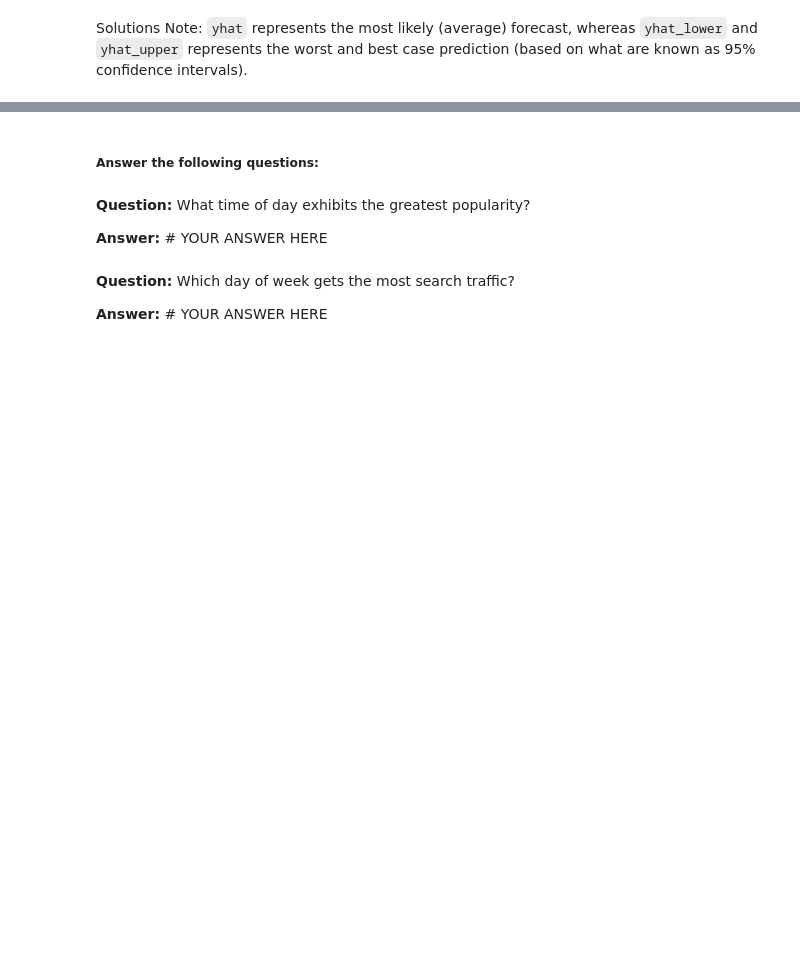
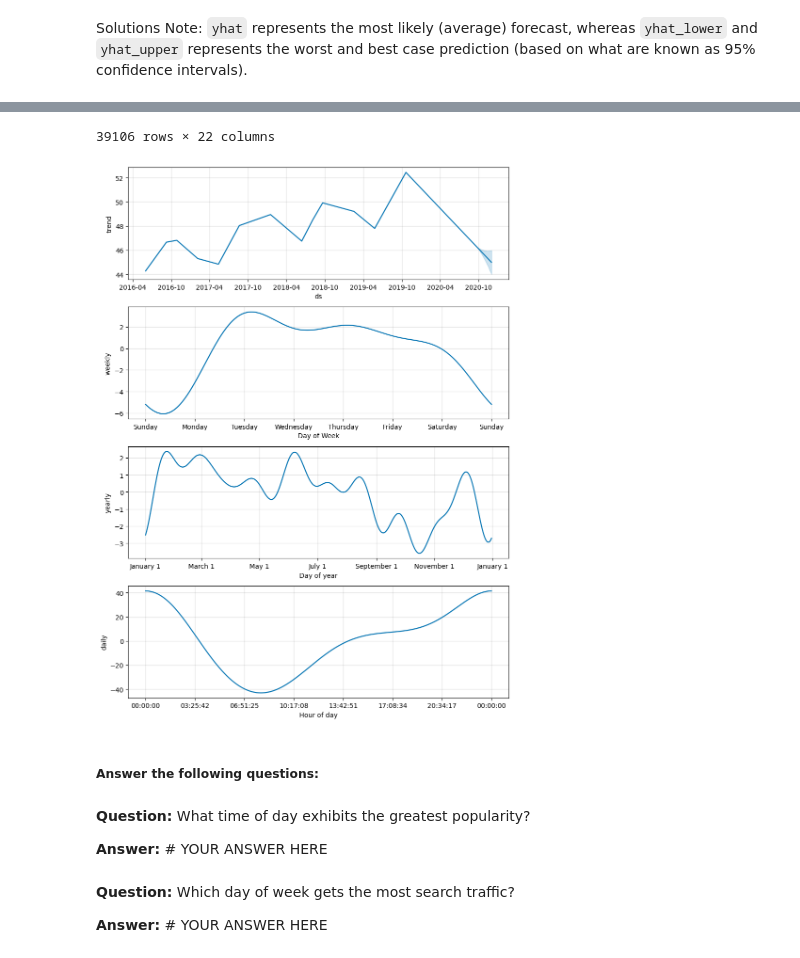
Before and after one commit to boz-tcm/time-series-challenge, a Jupyter notebook: forecasting_net_prophet.ipynb, the cells around one changed output, grey strips where cells are left out. Drawn from its saved outputs; the diff is of its cells as text; code cells hidden in the pictures; blank space fills up the shorter version.

```diff
--- a/forecasting_net_prophet.ipynb
+++ b/forecasting_net_prophet.ipynb
@@ -755,7 +798,10 @@ forecast_mercado_trends_plot = model_mercado_trends.plot(forecast_mercado_trends
 * What's the lowest point for search traffic in the calendar year?
 # %%
 # Set the index in the forecast_mercado_trends DataFrame to the ds datetime column
-forecast_mercado_trends = # YOUR CODE HERE
+forecast_mercado_trends_df = forecast_mercado_trends_df.set_index(keys=['ds'])
+#display(forecast_mercado_trends_df)
 
-# View the only the yhat,yhat_lower and yhat_upper columns from the DataFrame
-# YOUR CODE HERE
+# View only the yhat,yhat_lower and yhat_upper columns from the DataFrame.
+# Coerce individual column series into DataFrame using [[ ]] notation.
+forecast_mercado_trends_yhats_df = forecast_mercado_trends_df[['yhat', 'yhat_lower', 'yhat_upper']]
+display(forecast_mercado_trends_yhats_df)
@@ -771,7 +858,10 @@ hv.extension('bokeh')
 # %%
-# Reset the index in the forecast_mercado_trends DataFrame
-forecast_mercado_trends = # YOUR CODE HERE
+# Reset the index in the forecast_mercado_trends DataFrame back to the traditional Prophet DataFrame format,
+# as the basis to plot individual components from the Prophet model object
+forecast_mercado_trends_df = forecast_mercado_trends_df.reset_index()
+display(forecast_mercado_trends_df)
 
 # Use the plot_components function to visualize the forecast results
-# for the forecast_canada DataFrame
-figures_mercado_trends = # YOUR CODE HERE
+# for the individual time-series components of the mercado Prophet model's forecast
+figures_mercado_trends = model_mercado_trends.plot_components(forecast_mercado_trends_df)
+# %% [output]
@@ -778,3 +880,5 @@ figures_mercado_trends = # YOUR CODE HERE
+39106 rows × 22 columns
+[figure, added]
 # %% [markdown]
 ##### Answer the following questions:
 # %% [markdown]
```
Also changed, not shown: parts of 16 cells of this notebook, 3 other files.
